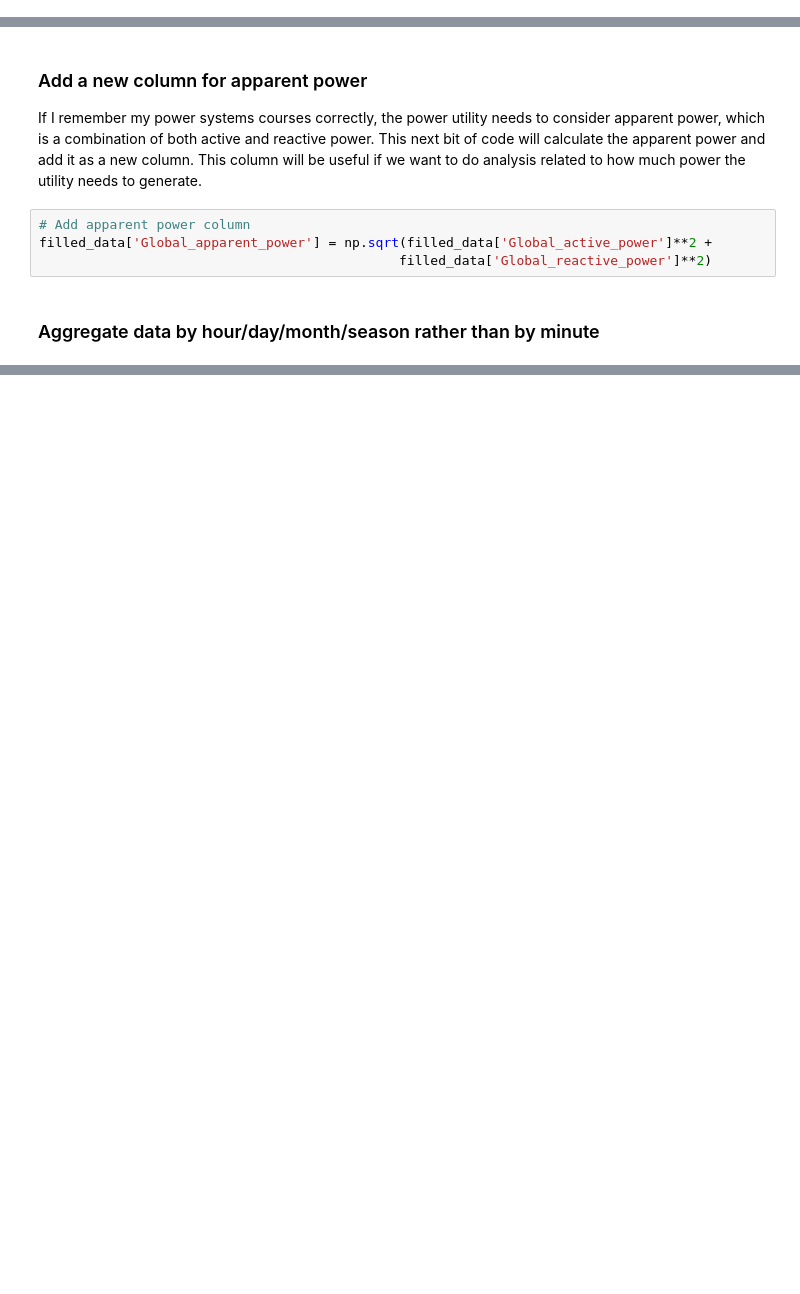
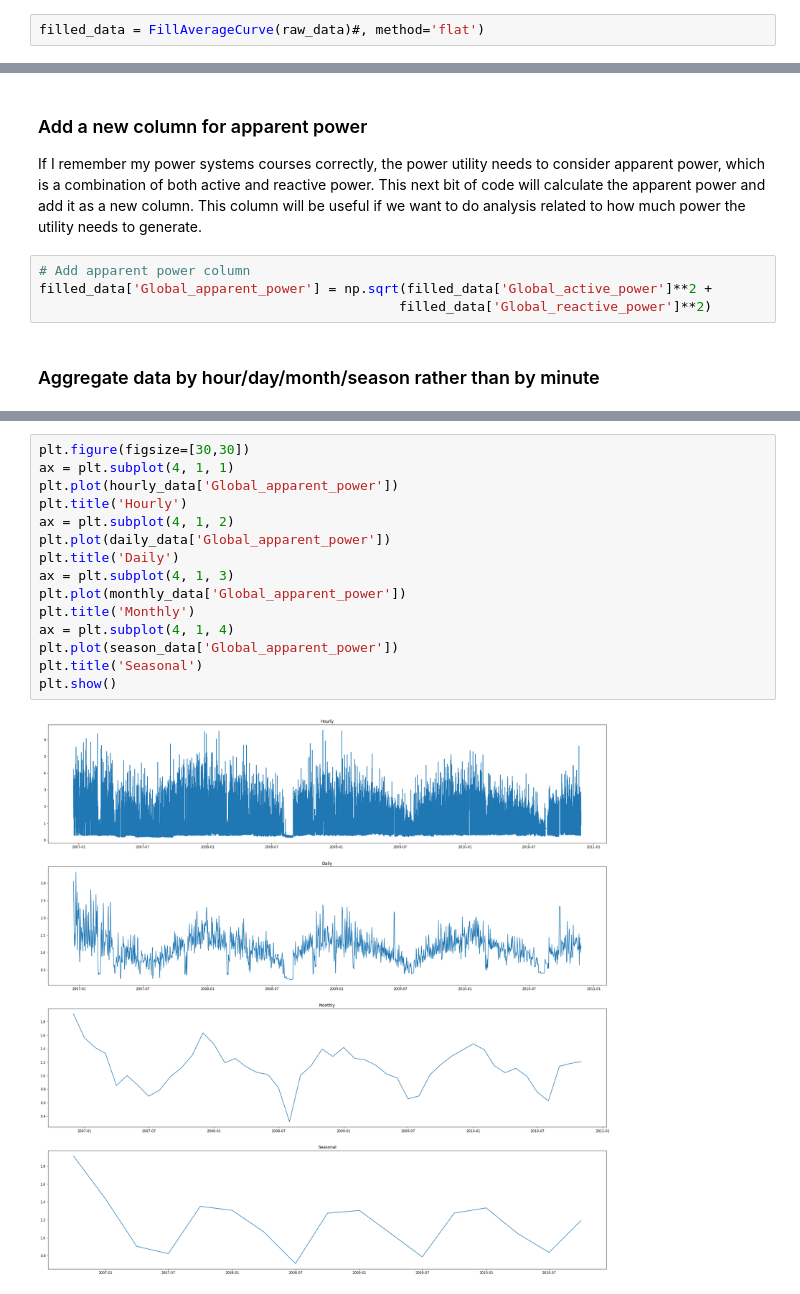
Before and after one commit to antwon87/CMPE255_Project, a Jupyter notebook: Project.ipynb, the cells around one changed output, grey strips where cells are left out. Saved outputs shown, nothing was run; the diff lists cells and outputs as text; blank space fills up the shorter version.

Commit message:
Added a few plots.

```diff
--- a/Project.ipynb
+++ b/Project.ipynb
@@ -78,0 +78,2 @@ print(raw_data.iloc[6841])
+# %%
+filled_data = FillAverageCurve(raw_data)#, method='flat')
@@ -123,0 +133,17 @@ Date_Time
+# %%
+plt.figure(figsize=[30,30])
+ax = plt.subplot(4, 1, 1)
+plt.plot(hourly_data['Global_apparent_power'])
+plt.title('Hourly')
+ax = plt.subplot(4, 1, 2)
+plt.plot(daily_data['Global_apparent_power'])
+plt.title('Daily')
+ax = plt.subplot(4, 1, 3)
+plt.plot(monthly_data['Global_apparent_power'])
+plt.title('Monthly')
+ax = plt.subplot(4, 1, 4)
+plt.plot(season_data['Global_apparent_power'])
+plt.title('Seasonal')
+plt.show()
+# %% [output]
+[figure, added]
```
Also changed, not shown: parts of 5 cells of this notebook.
